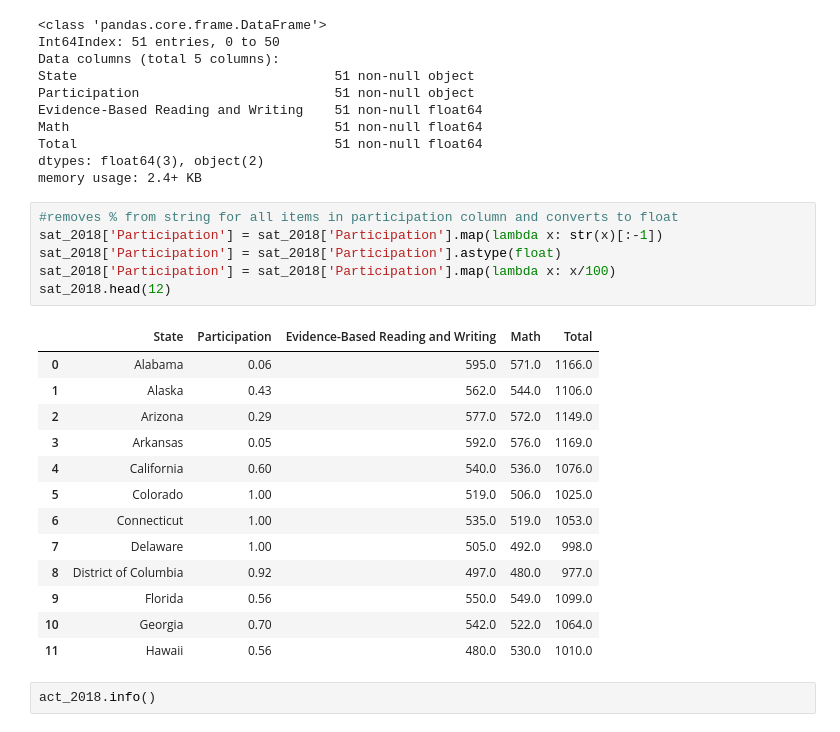
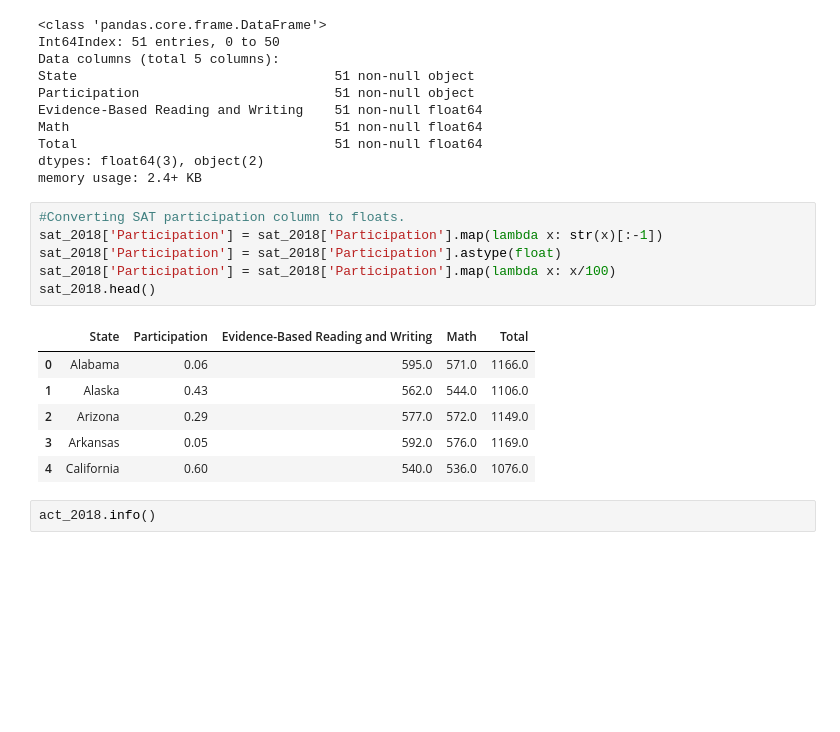
Before and after one commit to lwinter819/Project-1---Participation-Rates, a Jupyter notebook: code/Project 1- Final code.ipynb, the cells around one changed output. Cells and saved outputs as stored; diff of their text form; blank space fills up the shorter version.

```diff
--- a/code/Project 1- Final code.ipynb
+++ b/code/Project 1- Final code.ipynb
@@ -758,25 +658,18 @@ Total                                 51 non-null float64
 dtypes: float64(3), object(2)
 memory usage: 2.4+ KB
 # %%
-#removes % from string for all items in participation column and converts to float
+#Converting SAT participation column to floats.
 sat_2018['Participation'] = sat_2018['Participation'].map(lambda x: str(x)[:-1])
 sat_2018['Participation'] = sat_2018['Participation'].astype(float)
 sat_2018['Participation'] = sat_2018['Participation'].map(lambda x: x/100)
-sat_2018.head(12)
+sat_2018.head()
 # %% [output]
 |  | State | Participation | Evidence-Based Reading and Writing | Math | Total |
 | 0 | Alabama | 0.06 | 595.0 | 571.0 | 1166.0 |
 | 1 | Alaska | 0.43 | 562.0 | 544.0 | 1106.0 |
 | 2 | Arizona | 0.29 | 577.0 | 572.0 | 1149.0 |
 | 3 | Arkansas | 0.05 | 592.0 | 576.0 | 1169.0 |
 | 4 | California | 0.60 | 540.0 | 536.0 | 1076.0 |
-| 5 | Colorado | 1.00 | 519.0 | 506.0 | 1025.0 |
-| 6 | Connecticut | 1.00 | 535.0 | 519.0 | 1053.0 |
-| 7 | Delaware | 1.00 | 505.0 | 492.0 | 998.0 |
-| 8 | District of Columbia | 0.92 | 497.0 | 480.0 | 977.0 |
-| 9 | Florida | 0.56 | 550.0 | 549.0 | 1099.0 |
-| 10 | Georgia | 0.70 | 542.0 | 522.0 | 1064.0 |
-| 11 | Hawaii | 0.56 | 480.0 | 530.0 | 1010.0 |
 # %%
 act_2018.info()
 # %% [output]
```
Also changed, not shown: parts of 128 cells of this notebook.
